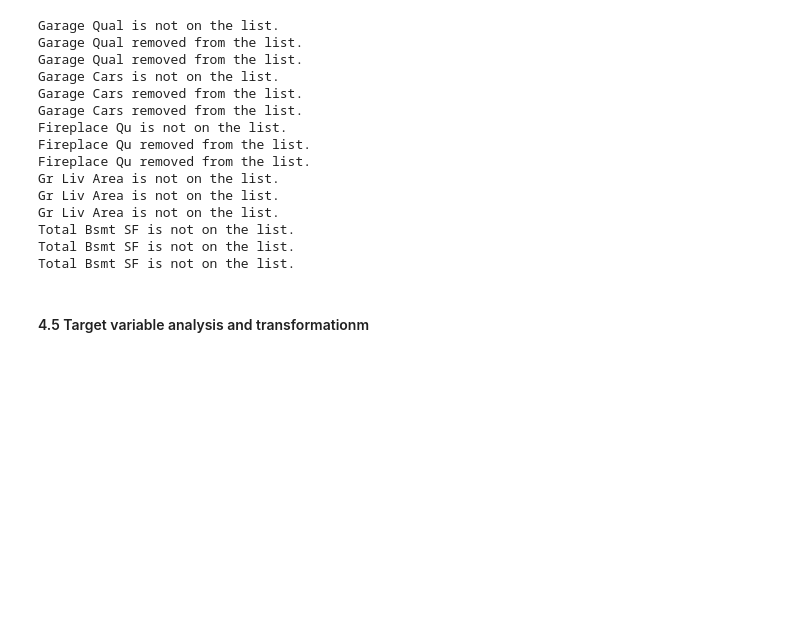
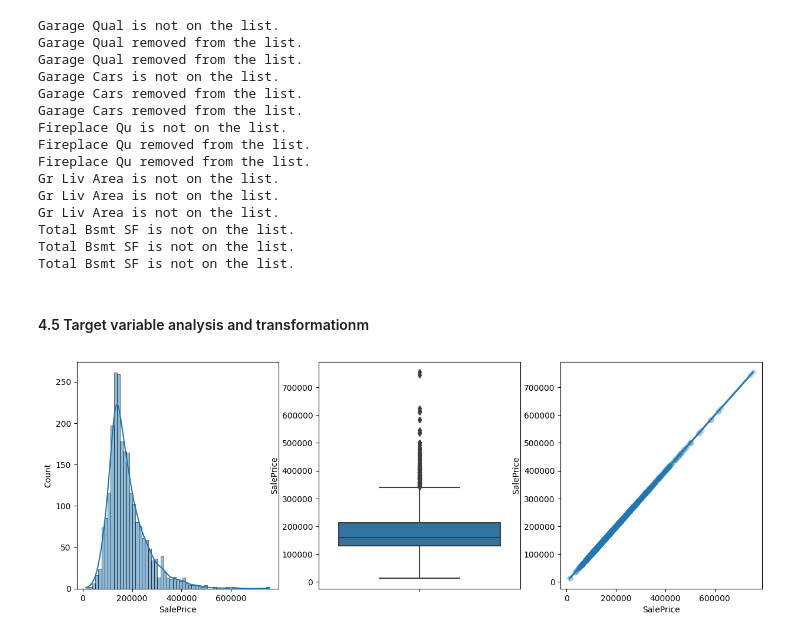
Before and after one commit to TGusciora/Python, a Jupyter notebook: GP23_PredictingHouseSalePrices/notebooks/001.GP23_tg_EDA.ipynb, the cells around one changed output. Cells and saved outputs as stored; diff of their text form; code cells hidden in the pictures; blank space fills up the shorter version.

```diff
--- a/GP23_PredictingHouseSalePrices/notebooks/001.GP23_tg_EDA.ipynb
+++ b/GP23_PredictingHouseSalePrices/notebooks/001.GP23_tg_EDA.ipynb
@@ -564,7 +561,7 @@ continuous
 #### 2.2.1 Numeric variables - Missing values handling
 Usually this would be done on train & valid dataset only, excluding test/holdout data in order to prevent information leakage. However because of using mode value for missing data I am relaxing this requirement under assumption that train/valid and test data variable values distribution is similar.
 # %%
-transformation = gp23feat.TransformFeatures(data_in = data, na_var_list = discrete, numerical_var_list = numerical)
+transformation = gp23feat.FeatureCorrection(data_in = data, na_var_list = discrete, numerical_var_list = numerical)
 data_transformed = transformation.output()
 # %% [output]
 Order - 0.0% of missing values. Variable copied.
@@ -980,3 +977,12 @@ Total Bsmt SF is not on the list.
 Total Bsmt SF is not on the list.
 # %% [markdown]
 #### 4.5 Target variable analysis and transformationm
+# %%
+# Visual representation od target variable
+fig,ax=plt.subplots(1,3,figsize=(15,5))
+sn.histplot(y_train_valid, kde=True, ax=ax[0])
+sn.boxplot(y=y_train_valid, ax=ax[1])
+sn.regplot(data=y_train_valid, x=y_train_valid, y=y_train_valid, scatter_kws={'alpha':0.2})
+plt.show()
+# %% [output]
+[figure, added]
```
Also changed, not shown: parts of 9 cells of this notebook, 1 other file.
